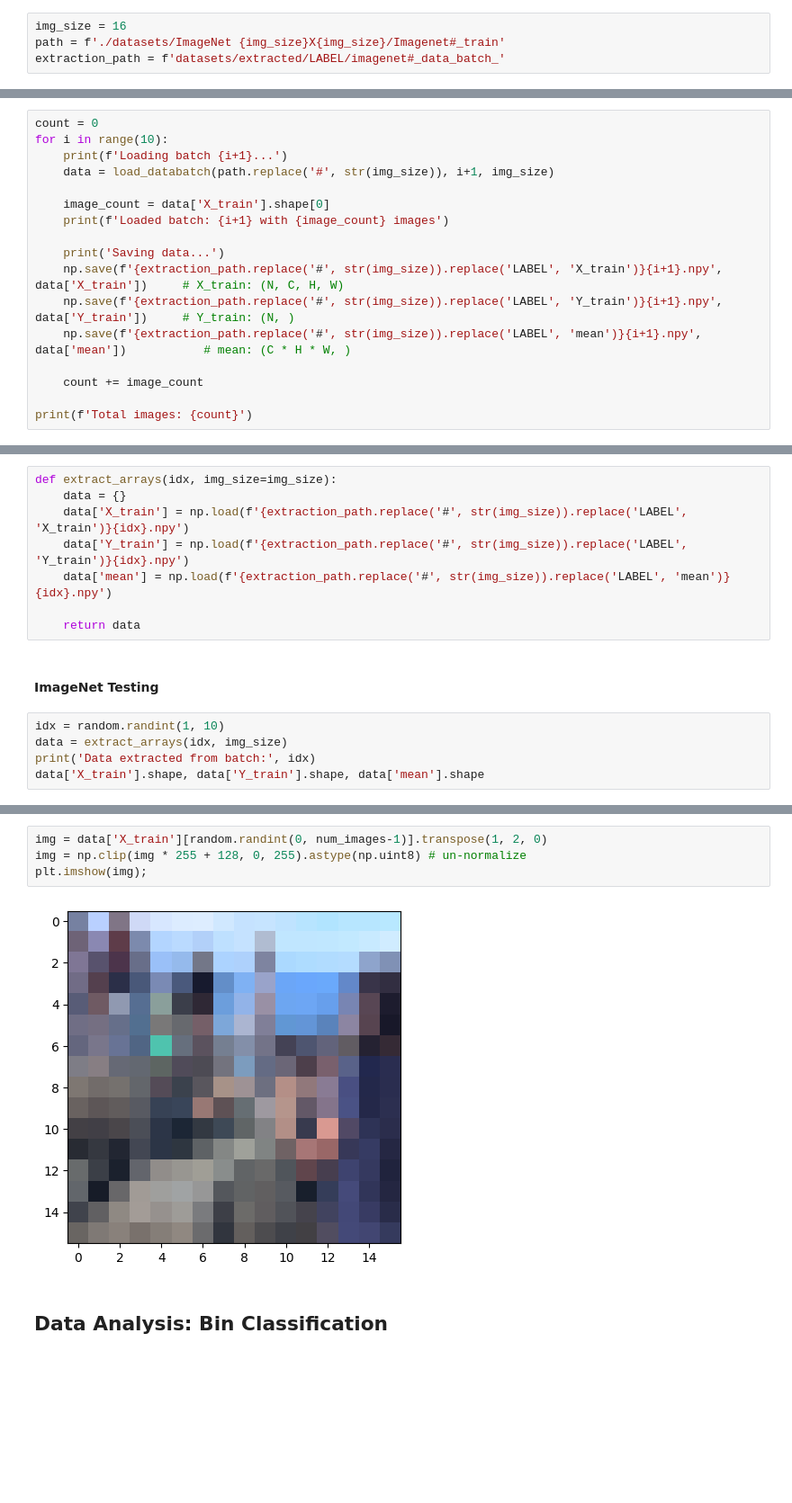
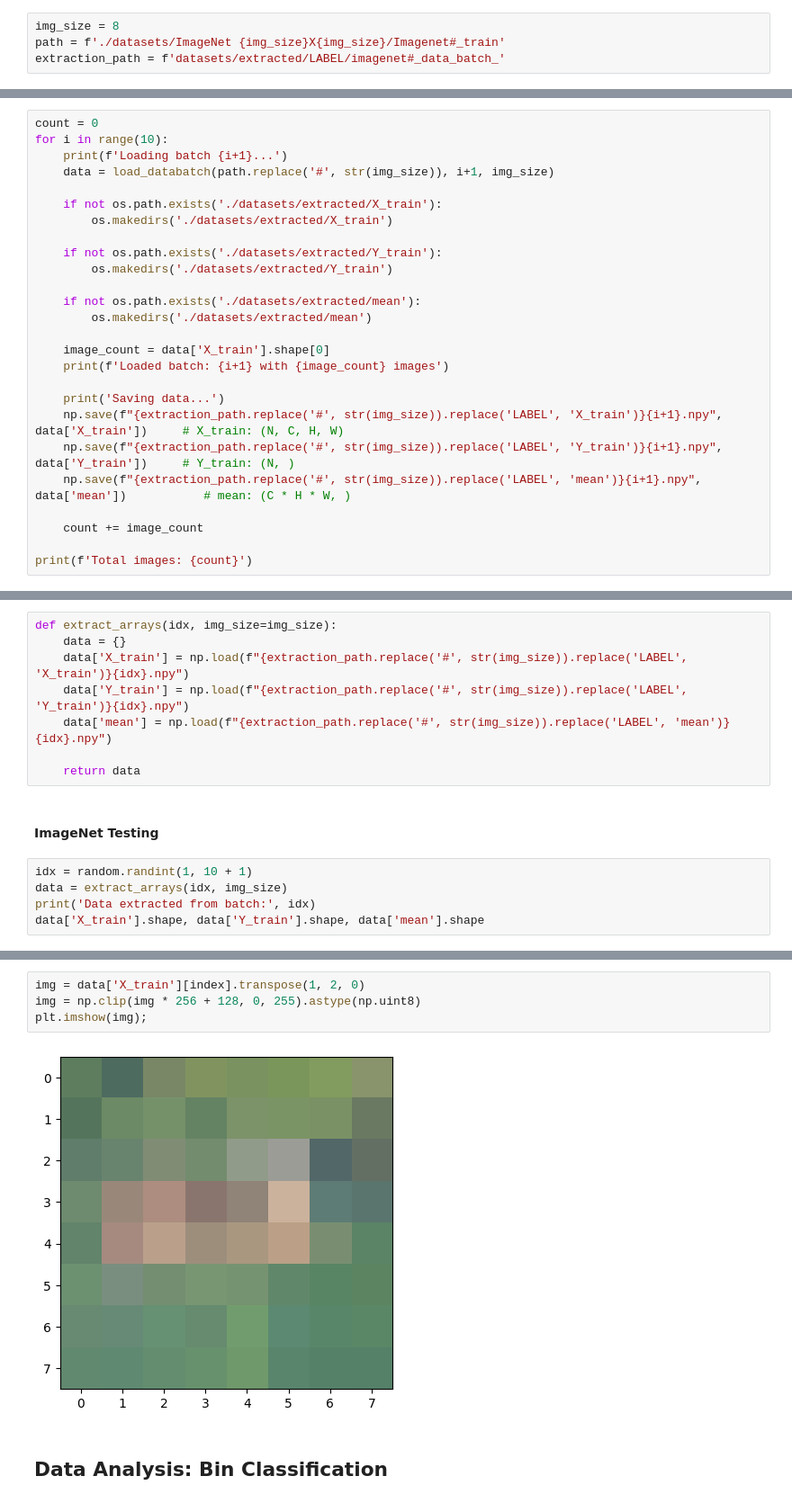
Before and after one commit to kanavgoyal898/chromaVive, a Jupyter notebook: test.ipynb, the cells around one changed output, grey strips where cells are left out. Shown at 90% size. Saved outputs shown, nothing was run; the diff lists cells and outputs as text; blank space fills up the shorter version.

```diff
--- a/test.ipynb
+++ b/test.ipynb
@@ -270,7 +274,7 @@ plt.show();
 # %% [markdown]
 #### System Variables
 # %%
-img_size = 16
+img_size = 8
 path = f'./datasets/ImageNet {img_size}X{img_size}/Imagenet#_train'
 extraction_path = f'datasets/extracted/LABEL/imagenet#_data_batch_'
 # %% [markdown]
@@ -331,13 +335,22 @@ for i in range(10):
     print(f'Loading batch {i+1}...')
     data = load_databatch(path.replace('#', str(img_size)), i+1, img_size)
 
+    if not os.path.exists('./datasets/extracted/X_train'):
+        os.makedirs('./datasets/extracted/X_train')
+
+    if not os.path.exists('./datasets/extracted/Y_train'):
+        os.makedirs('./datasets/extracted/Y_train')
+
+    if not os.path.exists('./datasets/extracted/mean'):
+        os.makedirs('./datasets/extracted/mean')
+
     image_count = data['X_train'].shape[0]
     print(f'Loaded batch: {i+1} with {image_count} images')
 
     print('Saving data...')
-    np.save(f'{extraction_path.replace('#', str(img_size)).replace('LABEL', 'X_train')}{i+1}.npy', data['X_train'])     # X_train: (N, C, H, W)
-    np.save(f'{extraction_path.replace('#', str(img_size)).replace('LABEL', 'Y_train')}{i+1}.npy', data['Y_train'])     # Y_train: (N, )
-    np.save(f'{extraction_path.replace('#', str(img_size)).replace('LABEL', 'mean')}{i+1}.npy', data['mean'])           # mean: (C * H * W, )
+    np.save(f"{extraction_path.replace('#', str(img_size)).replace('LABEL', 'X_train')}{i+1}.npy", data['X_train'])     # X_train: (N, C, H, W)
+    np.save(f"{extraction_path.replace('#', str(img_size)).replace('LABEL', 'Y_train')}{i+1}.npy", data['Y_train'])     # Y_train: (N, )
+    np.save(f"{extraction_path.replace('#', str(img_size)).replace('LABEL', 'mean')}{i+1}.npy", data['mean'])           # mean: (C * H * W, )
 
     count += image_count
 
@@ -363,15 +376,15 @@ Total images: 2562334
 # %%
 def extract_arrays(idx, img_size=img_size):
     data = {}
-    data['X_train'] = np.load(f'{extraction_path.replace('#', str(img_size)).replace('LABEL', 'X_train')}{idx}.npy')
-    data['Y_train'] = np.load(f'{extraction_path.replace('#', str(img_size)).replace('LABEL', 'Y_train')}{idx}.npy')
-    data['mean'] = np.load(f'{extraction_path.replace('#', str(img_size)).replace('LABEL', 'mean')}{idx}.npy')
+    data['X_train'] = np.load(f"{extraction_path.replace('#', str(img_size)).replace('LABEL', 'X_train')}{idx}.npy")
+    data['Y_train'] = np.load(f"{extraction_path.replace('#', str(img_size)).replace('LABEL', 'Y_train')}{idx}.npy")
+    data['mean'] = np.load(f"{extraction_path.replace('#', str(img_size)).replace('LABEL', 'mean')}{idx}.npy")
 
     return data
 # %% [markdown]
 #### ImageNet Testing
 # %%
-idx = random.randint(1, 10)
+idx = random.randint(1, 10 + 1)
 data = extract_arrays(idx, img_size)
 print('Data extracted from batch:', idx)
 data['X_train'].shape, data['Y_train'].shape, data['mean'].shape
@@ -387,9 +400,9 @@ data['X_train'][index].shape
 # %%
-img = data['X_train'][random.randint(0, num_images-1)].transpose(1, 2, 0)
-img = np.clip(img * 255 + 128, 0, 255).astype(np.uint8) # un-normalize
+img = data['X_train'][index].transpose(1, 2, 0)
+img = np.clip(img * 256 + 128, 0, 255).astype(np.uint8)
 plt.imshow(img);
 # %% [output]
-[figure, old version]
+[figure, new version]
 # %% [markdown]
 ## **Data Analysis:** Bin Classification
 # %% [markdown]
```
Also changed, not shown: parts of 23 cells of this notebook.
